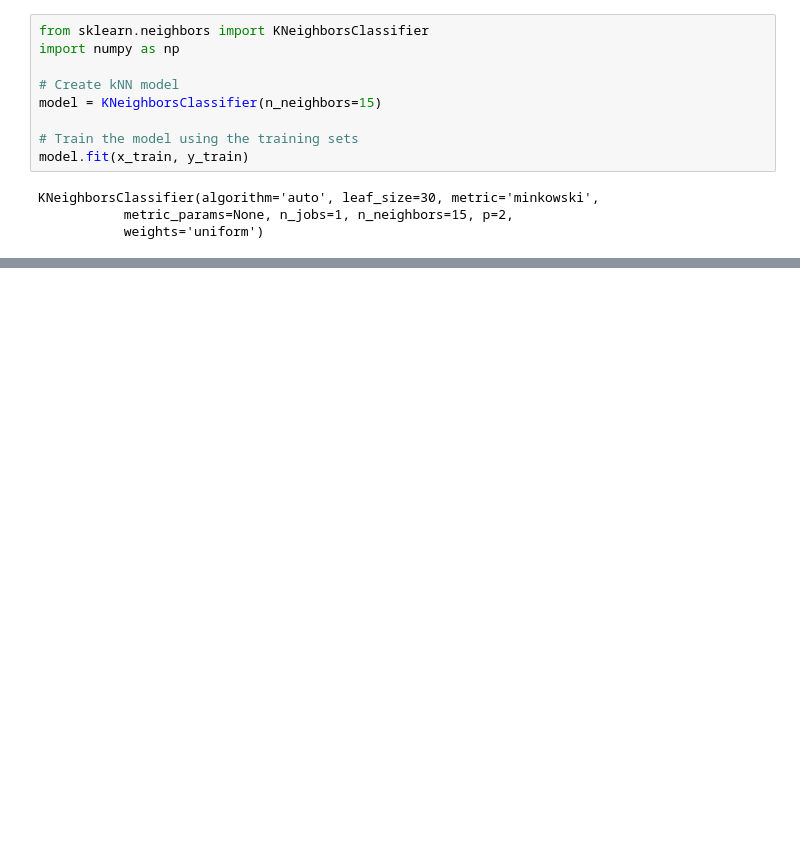
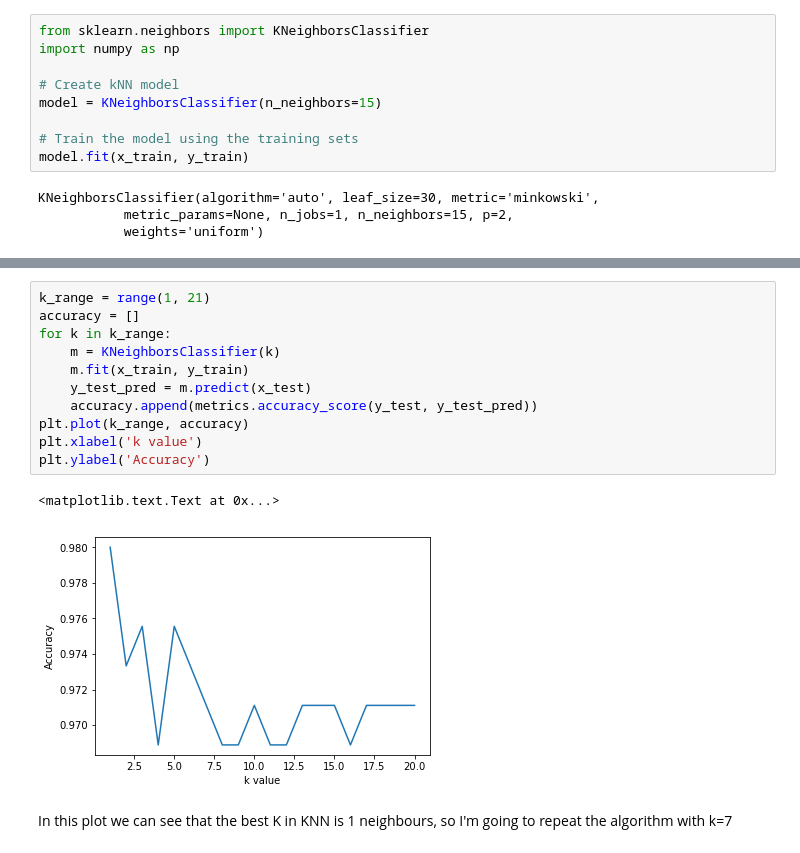
Before and after one commit to carlosv5/Digits_Machine_learning, a Jupyter notebook: Digits.ipynb, the cells around one changed output, grey strips where cells are left out. Drawn from its saved outputs; the diff is of its cells as text; blank space fills up the shorter version.

Commit message:
Knn algorithm

```diff
--- a/Digits.ipynb
+++ b/Digits.ipynb
@@ -227,0 +307,16 @@ TypeError: object of type 'numpy.int64' has no len()
+# %%
+k_range = range(1, 21)
+accuracy = []
+for k in k_range:
+    m = KNeighborsClassifier(k)
+    m.fit(x_train, y_train)
+    y_test_pred = m.predict(x_test)
+    accuracy.append(metrics.accuracy_score(y_test, y_test_pred))
+plt.plot(k_range, accuracy)
+plt.xlabel('k value')
+plt.ylabel('Accuracy')
+# %% [output]
+<matplotlib.text.Text at 0x...>
+[figure, added]
+# %% [markdown]
+In this plot we can see that the best K in KNN is 1 neighbours, so I'm going to repeat the algorithm with k=7
```
Also changed, not shown: parts of 28 cells of this notebook.
